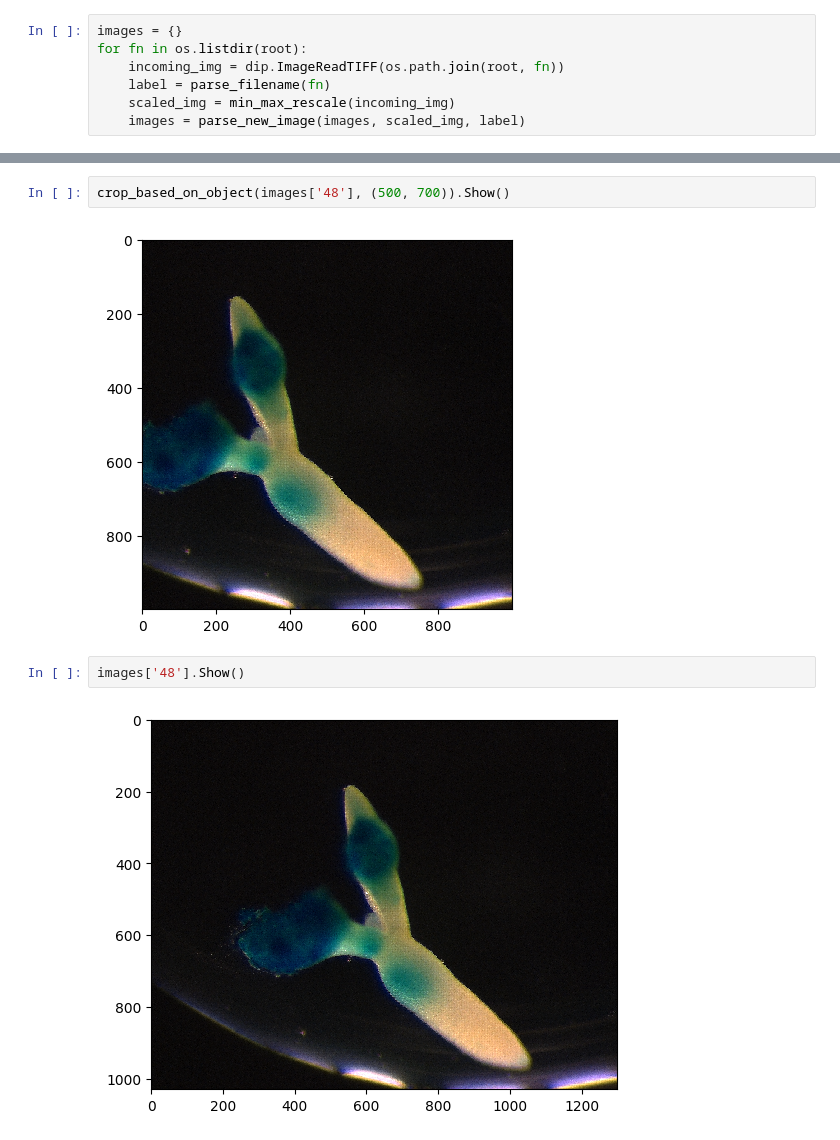
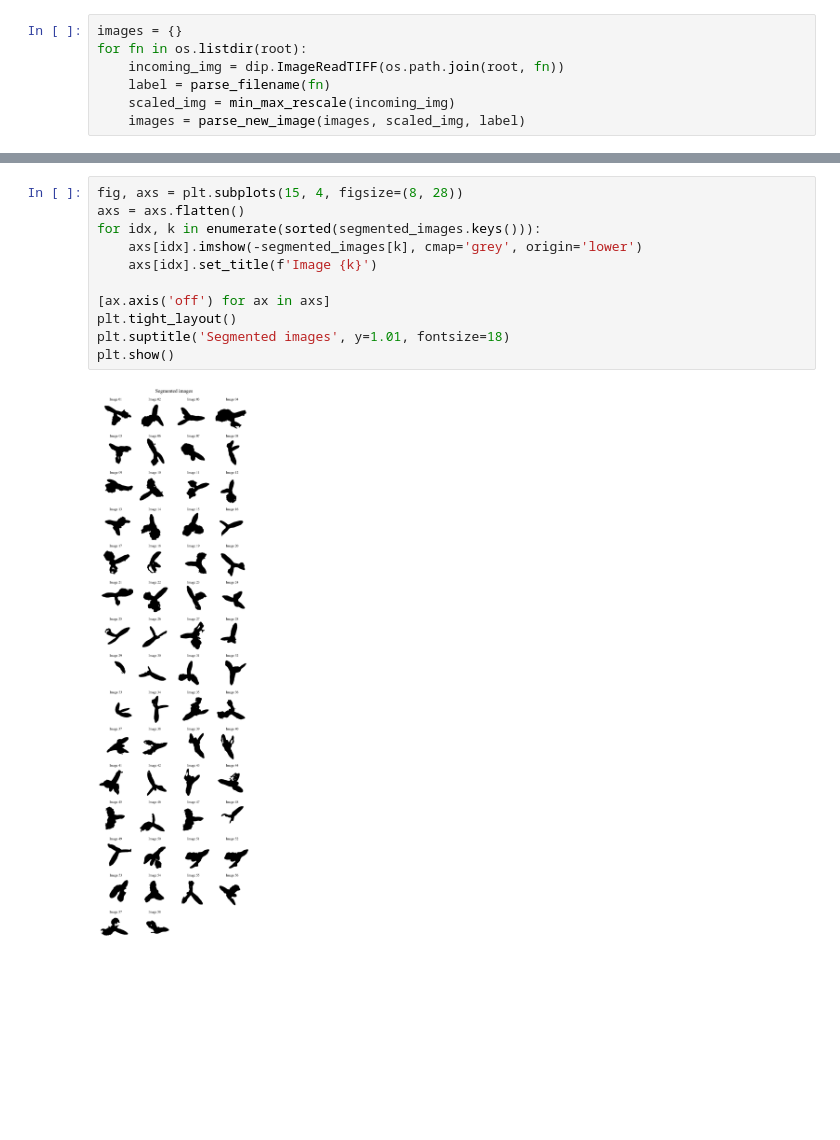
Before and after one commit to bramvaneerden/IA_Assignments, a Jupyter notebook: A5/classification.ipynb, the cells around one changed output, grey strips where cells are left out. Cells and saved outputs as stored; diff of their text form; blank space fills up the shorter version.

```diff
--- a/A5/classification.ipynb
+++ b/A5/classification.ipynb
@@ -125,8 +103,13 @@ plt.show()
-# %%
-crop_based_on_object(images['48'], (500, 700)).Show()
-# %% [output]
-[figure, removed]
-# %%
-images['48'].Show()
-# %% [output]
-[figure, removed]
+# %%
+fig, axs = plt.subplots(15, 4, figsize=(8, 28))
+axs = axs.flatten()
+for idx, k in enumerate(sorted(segmented_images.keys())):
+    axs[idx].imshow(-segmented_images[k], cmap='grey', origin='lower')
+    axs[idx].set_title(f'Image {k}')
+
+[ax.axis('off') for ax in axs]
+plt.tight_layout()
+plt.suptitle('Segmented images', y=1.01, fontsize=18)
+plt.show()
+# %% [output]
+[figure, added]
```
Also changed, not shown: parts of 6 cells of this notebook.
